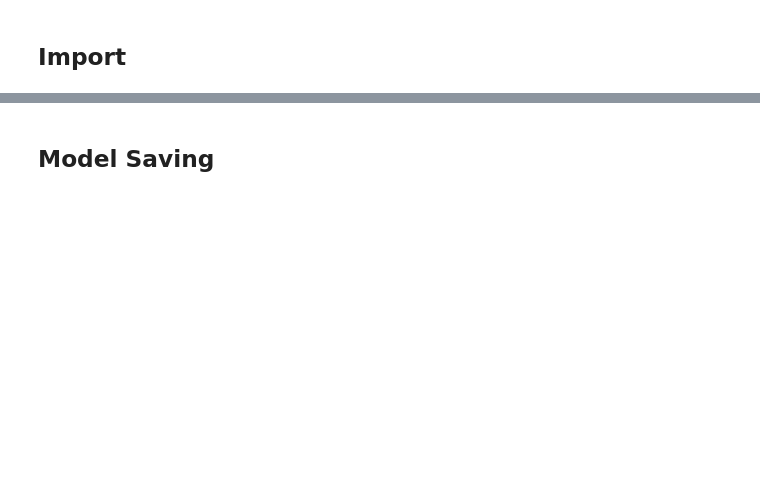
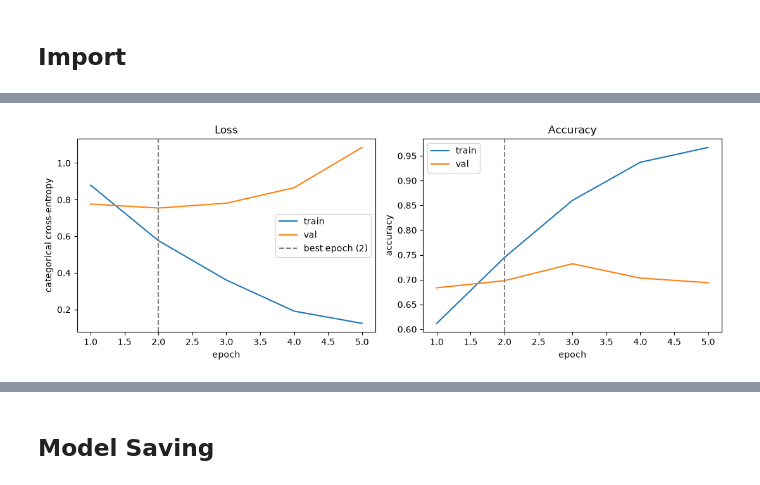
Before and after one commit to sinuhajii02/nlp-financial-phrasebank, a Jupyter notebook: notebook/01_baseline.ipynb, the cells around one changed output, grey strips where cells are left out. Cells and saved outputs as stored; diff of their text form; code cells hidden in the pictures; blank space fills up the shorter version.

```diff
--- a/notebook/01_baseline.ipynb
+++ b/notebook/01_baseline.ipynb
@@ -58,0 +116,10 @@ Name: sentence, Length: 2901, dtype: str
+# %%
+model = Sequential([
+    Input(shape=(X_train.shape[1],)),
+    Embedding(vocab_size, 100, mask_zero=True),
+    LSTM(64),
+    Dropout(0.3),
+    Dense(len(LABELS), activation="softmax"),
+])
+model.compile(optimizer=Adam(1e-3), loss="categorical_crossentropy", metrics=["accuracy"])
+model.summary()
@@ -58,0 +142,7 @@ Name: sentence, Length: 2901, dtype: str
+# %%
+history = model.fit(
+    X_train, to_categorical(y_train, len(LABELS)),
+    validation_data=(X_val, to_categorical(y_val, len(LABELS))),
+    epochs=30, batch_size=32,
+    callbacks=[EarlyStopping(monitor="val_loss", patience=3, restore_best_weights=True)],
+)
@@ -58,0 +160,22 @@ Name: sentence, Length: 2901, dtype: str
+# %%
+fig, (ax1, ax2) = plt.subplots(1, 2, figsize=(11, 4))
+epochs = range(1, len(history.history["loss"]) + 1)
+best = int(np.argmin(history.history["val_loss"])) + 1   # epoch whose weights EarlyStopping restored
+
+ax1.plot(epochs, history.history["loss"], label="train")
+ax1.plot(epochs, history.history["val_loss"], label="val")
+ax1.axvline(best, color="grey", linestyle="--", label=f"best epoch ({best})")
+ax1.set(title="Loss", xlabel="epoch", ylabel="categorical cross-entropy")
+ax1.legend()
+
+ax2.plot(epochs, history.history["accuracy"], label="train")
+ax2.plot(epochs, history.history["val_accuracy"], label="val")
+ax2.axvline(best, color="grey", linestyle="--")
+ax2.set(title="Accuracy", xlabel="epoch", ylabel="accuracy")
+ax2.legend()
+
+plt.tight_layout()
+plt.savefig("../results/baseline_lstm_loss.png", dpi=150)
+plt.show()
+# %% [output]
+[figure, added]
```
Also changed, not shown: parts of 29 cells of this notebook, 5 other files.
